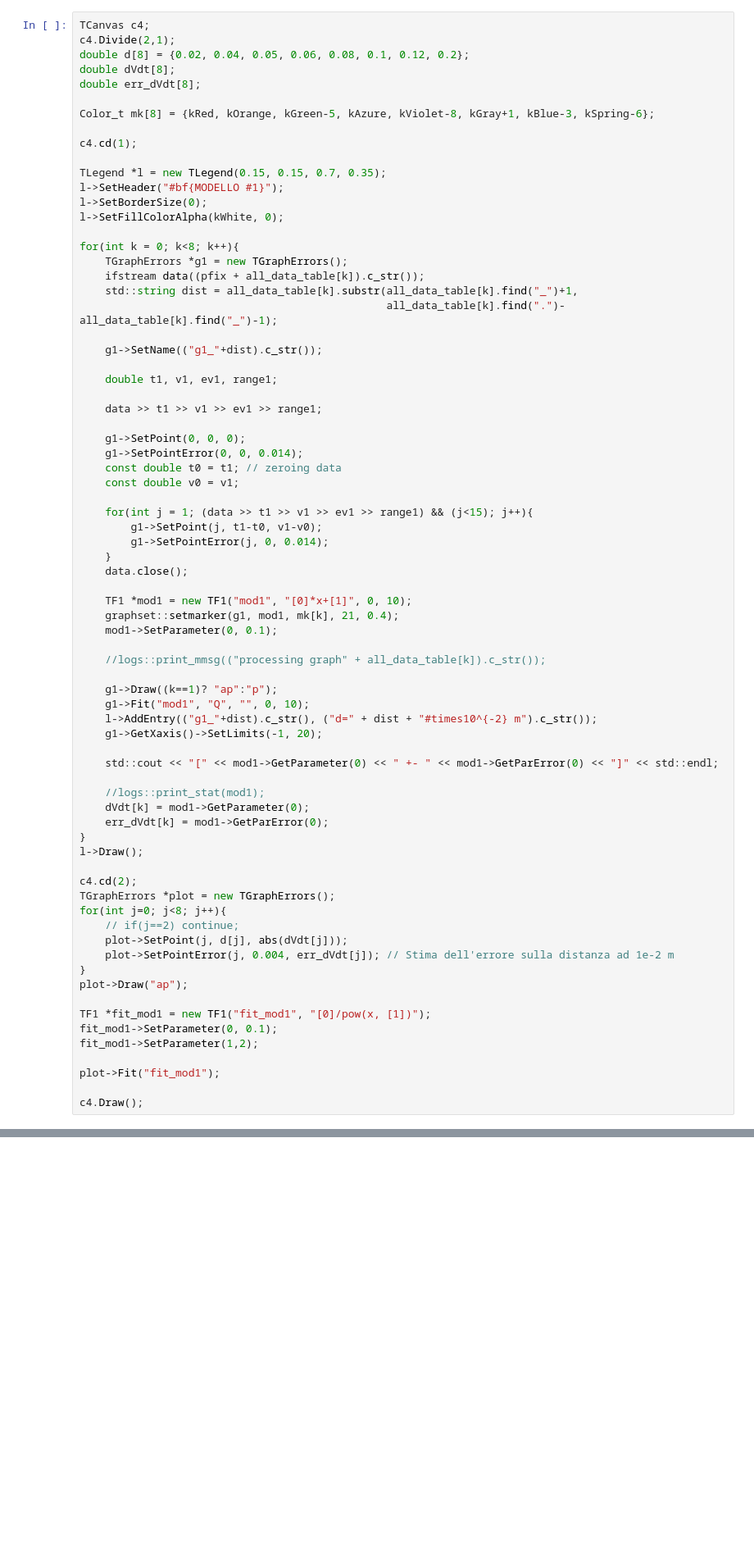
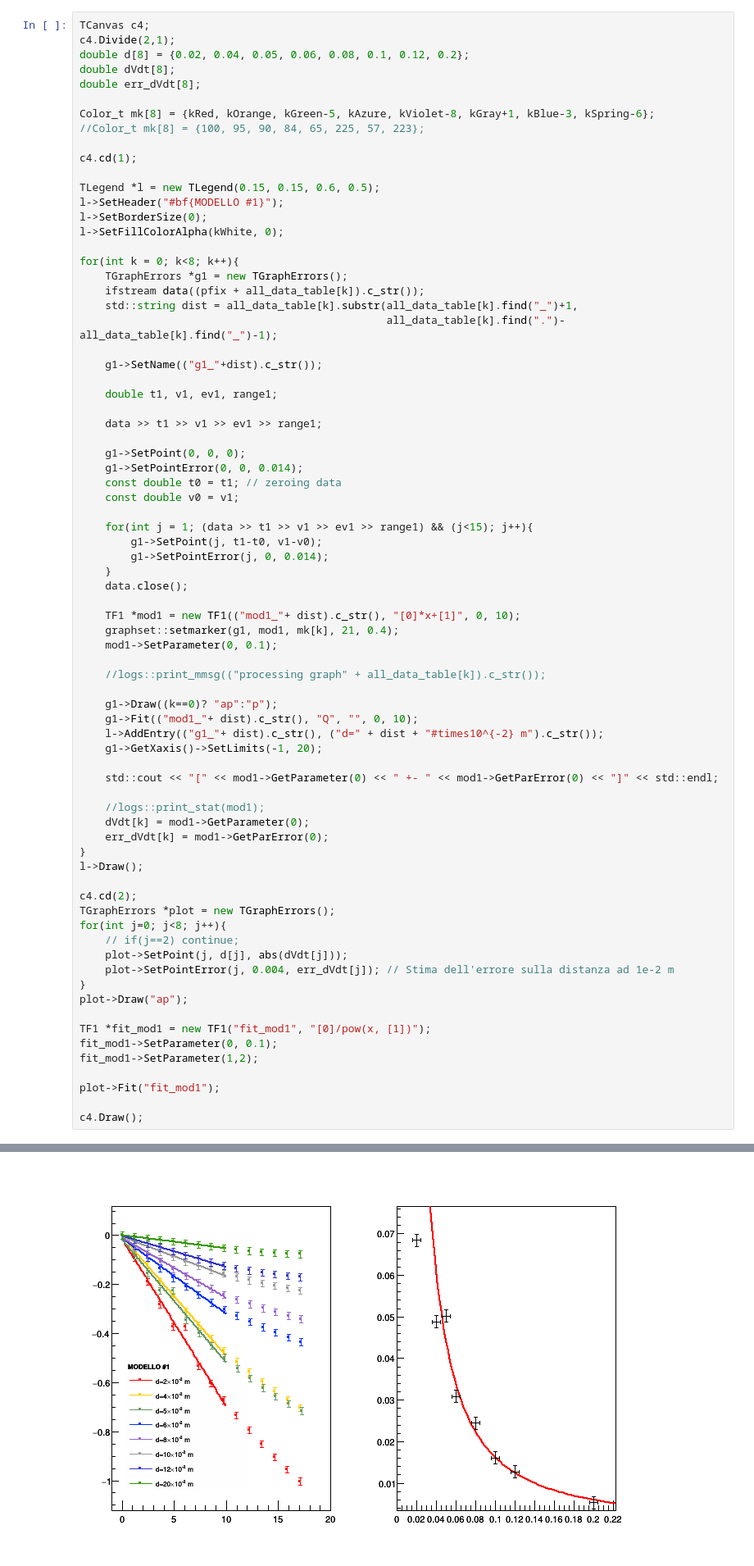
Before and after one commit to mattiasotgia/Lab2, a Jupyter notebook: esperienza_4__irraggiamento_lampadina/analisi_dati/2021_12_21_data_analysis_LAB_R2.ipynb, the cells around one changed output, grey strips where cells are left out. Shown at 82% size. Drawn from its saved outputs; the diff is of its cells as text; blank space fills up the shorter version.

Commit message:
legend ++

```diff
--- a/esperienza_4__irraggiamento_lampadina/analisi_dati/2021_12_21_data_analysis_LAB_R2.ipynb
+++ b/esperienza_4__irraggiamento_lampadina/analisi_dati/2021_12_21_data_analysis_LAB_R2.ipynb
@@ -182,10 +182,11 @@ double dVdt[8];
 double err_dVdt[8];
 
 Color_t mk[8] = {kRed, kOrange, kGreen-5, kAzure, kViolet-8, kGray+1, kBlue-3, kSpring-6};
+//Color_t mk[8] = {100, 95, 90, 84, 65, 225, 57, 223};
 
 c4.cd(1);
 
-TLegend *l = new TLegend(0.15, 0.15, 0.7, 0.35);
+TLegend *l = new TLegend(0.15, 0.15, 0.6, 0.5);
 l->SetHeader("#bf{MODELLO #1}");
 l->SetBorderSize(0);
 l->SetFillColorAlpha(kWhite, 0);
@@ -213,15 +214,15 @@ for(int k = 0; k<8; k++){
     }
     data.close();
 
-    TF1 *mod1 = new TF1("mod1", "[0]*x+[1]", 0, 10);
+    TF1 *mod1 = new TF1(("mod1_"+ dist).c_str(), "[0]*x+[1]", 0, 10);
     graphset::setmarker(g1, mod1, mk[k], 21, 0.4);
     mod1->SetParameter(0, 0.1);
 
     //logs::print_mmsg(("processing graph" + all_data_table[k]).c_str());
 
-    g1->Draw((k==1)? "ap":"p");
-    g1->Fit("mod1", "Q", "", 0, 10);
-    l->AddEntry(("g1_"+dist).c_str(), ("d=" + dist + "#times10^{-2} m").c_str());
+    g1->Draw((k==0)? "ap":"p");
+    g1->Fit(("mod1_"+ dist).c_str(), "Q", "", 0, 10);
+    l->AddEntry(("g1_"+ dist).c_str(), ("d=" + dist + "#times10^{-2} m").c_str());
     g1->GetXaxis()->SetLimits(-1, 20);
 
     std::cout << "[" << mod1->GetParameter(0) << " +- " << mod1->GetParError(0) << "]" << std::endl;
@@ -253,3 +253,4 @@ c4.Draw();
+[figure, added]
 [-0.0684045 +- 0.0014832]
 [-0.0488412 +- 0.00147613]
 [-0.0501772 +- 0.00146523]
```
Also changed, not shown: parts of 5 cells of this notebook.
